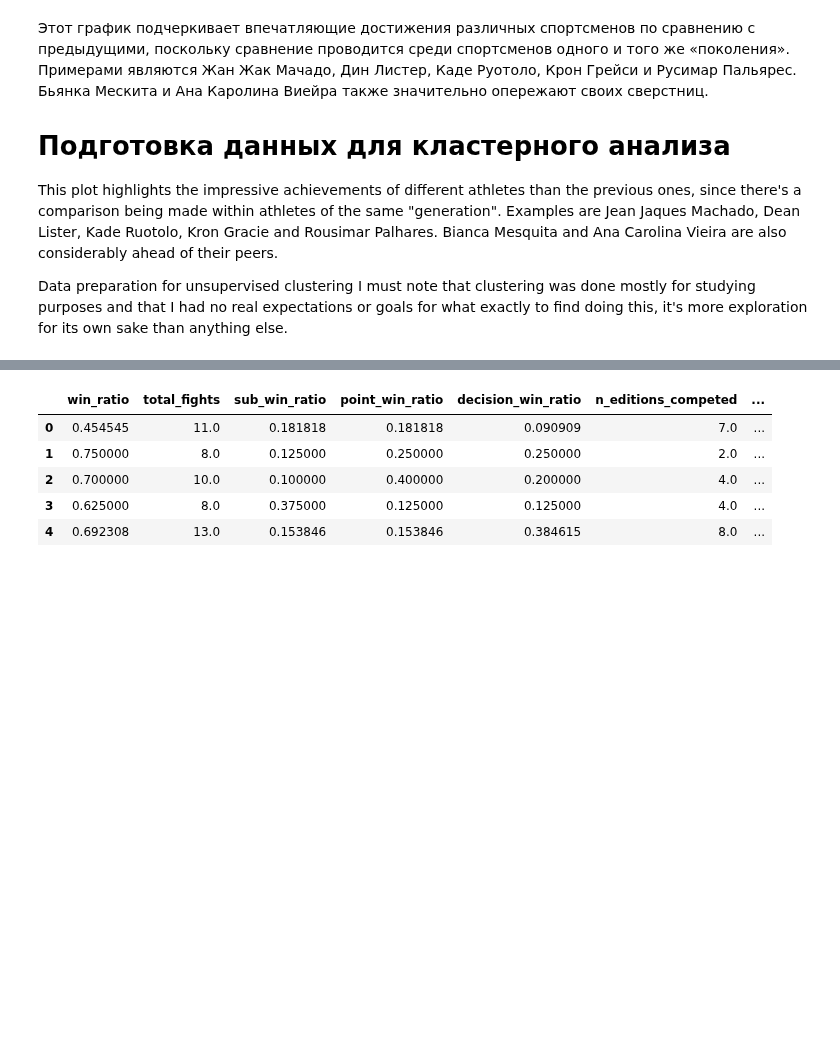
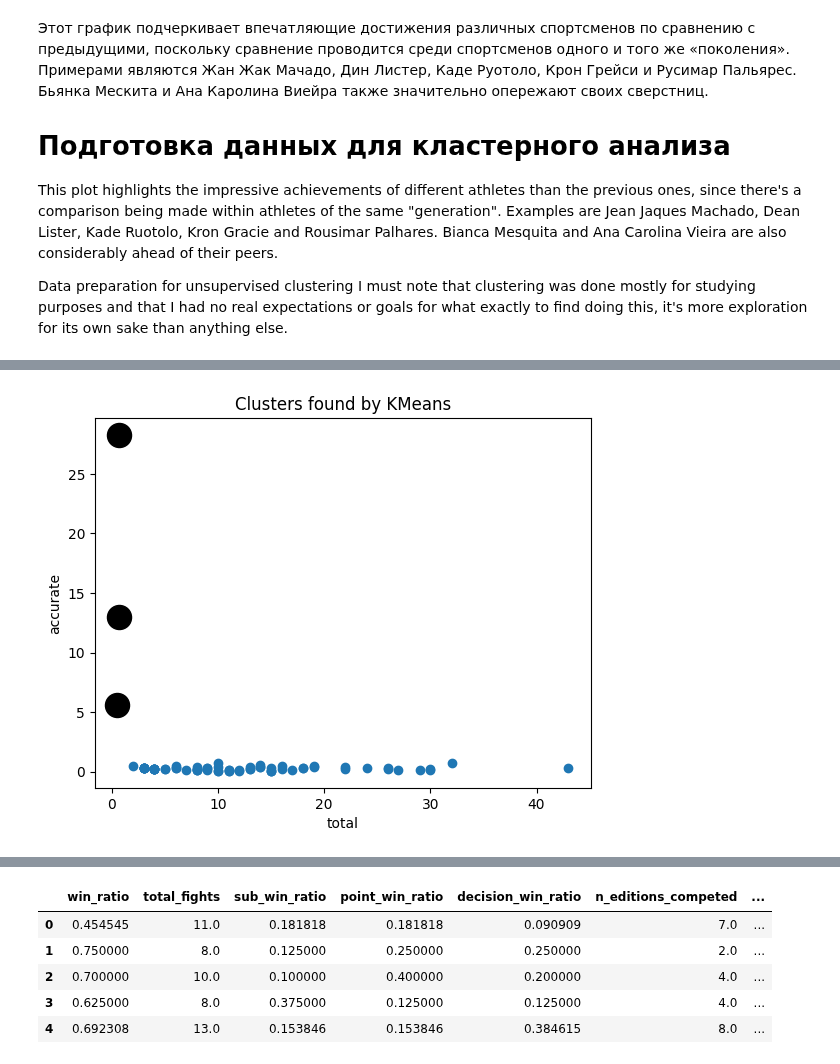
Before and after one commit to vn322/Sport-University, a Jupyter notebook: АДСС.ipynb, the cells around one changed output, grey strips where cells are left out. Saved outputs shown, nothing was run; the diff lists cells and outputs as text; code cells hidden in the pictures; blank space fills up the shorter version.

```diff
--- a/АДСС.ipynb
+++ b/АДСС.ipynb
@@ -1524,3 +1533,6 @@ fig.update_layout(title_x=0.47)
 fig.show()
 # %% [output]
 [interactive output not drawn]
+# %%
+df2 = df[(df.most_vulnerable != 'No specific target') & (df.most_vulnerable != 'Other/Unknown')]
+df2=df2.replace(['Neck', 'Arm', 'Leg'], ['Шея', 'Рука', 'Нога'])
@@ -1785,3 +1910,5 @@ fig.update_layout(annotations=legend_annotations)
 fig.show()
 # %% [output]
 [interactive output not drawn]
+# %%
+df3 = df2[(df.favorite_target != 'No specific target') & (df.favorite_target != 'Other/Unknown')]
@@ -1787,0 +1917,2 @@ fig.show()
+# %%
+ df3=df3.replace(['Neck', 'Arm', 'Leg'], ['Шея', 'Рука', 'Нога'])
@@ -1842,0 +2032,10 @@ I must note that clustering was done mostly for studying purposes and that I had
+# %%
+# Generates dummy columns for non numeric features, using pandas native
+# implementation of one-hot encoding
+
+dummies = pd.get_dummies(df3[['favorite_target', 'most_vulnerable']], dtype=float)
+
+# Creates a new dataframe
+X = pd.concat([df3, dummies], axis=1)
+X.drop(columns=['name', 'favorite_target', 'most_vulnerable', 'main_weight_class'], inplace=True)
+X.head()
@@ -1842,0 +2050,11 @@ I must note that clustering was done mostly for studying purposes and that I had
+# %%
+kmeans = KMeans(n_clusters=3, init='k-means++', max_iter=500, n_init=20, random_state=0)
+y_pred = kmeans.fit_predict(X)
+plt.scatter(X['total_fights'], X['sub_win_ratio'])
+plt.ylabel("accurate")
+plt.xlabel("total")
+plt.title("Clusters found by KMeans")
+plt.scatter(kmeans.cluster_centers_[:, 0], kmeans.cluster_centers_[:, 1], s=300, c='black')
+plt.show()
+# %% [output]
+[figure, added]
```
Also changed, not shown: parts of 50 cells of this notebook.
